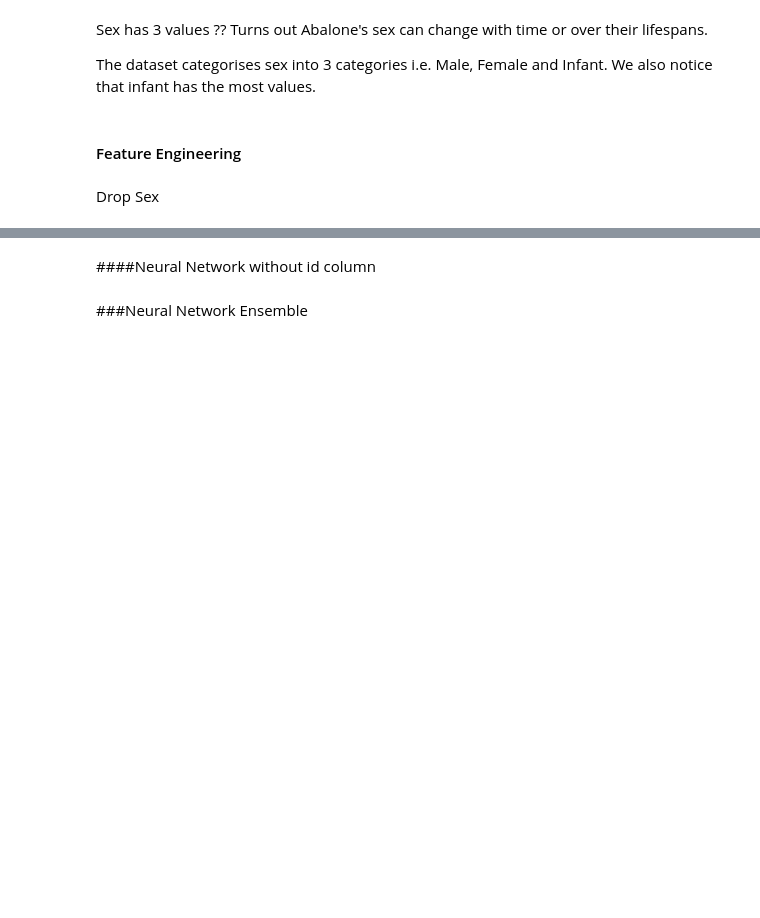
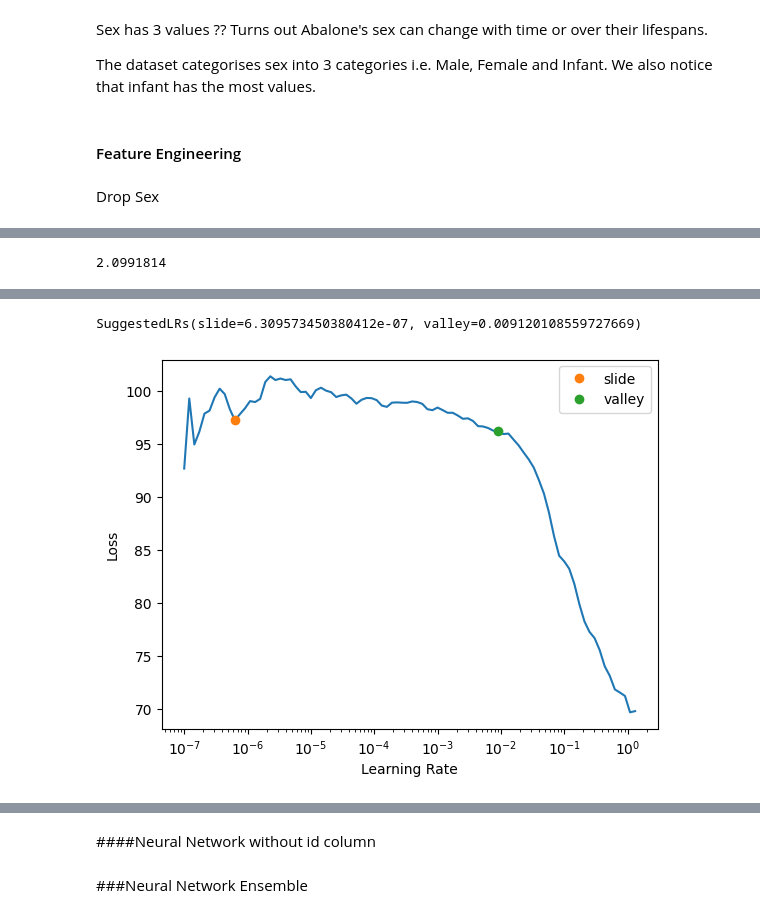
Before and after one commit to rubanzasilva/abalone_age_prediction, a Jupyter notebook: ps-s04e04-fastai.ipynb, the cells around one changed output, grey strips where cells are left out. Drawn from its saved outputs; the diff is of its cells as text; code cells hidden in the pictures; blank space fills up the shorter version.

```diff
--- a/ps-s04e04-fastai.ipynb
+++ b/ps-s04e04-fastai.ipynb
@@ -197,2 +194,2 @@ learn.lr_find(suggest_funcs=(slide,valley))
-# %%
-learn.fit_one_cycle(12,slice(2.0908675418875646e-05, 0.012964781977236291))
+# %%
+learn.fit_one_cycle(10,0.03)
@@ -226,3 +239,13 @@ nn_preds_x.shape
 # %%
 X_train, y_train = to.train.xs, to.train.ys.values.ravel()
 X_test, y_test = to.valid.xs, to.valid.ys.values.ravel()
+# %%
+mse = mean_absolute_error(y_test, nn_preds_x)
+rmse = np.sqrt(mse)
+rmse
+# %% [output]
+2.0991814
+# %%
+learn = tabular_learner(dls, metrics=rmse)
+learn.lr_find(suggest_funcs=(slide,valley))
+# %% [output]
@@ -228,0 +253,2 @@ X_test, y_test = to.valid.xs, to.valid.ys.values.ravel()
+SuggestedLRs(slide=6.309573450380412e-07, valley=0.009120108559727669)
+[figure, added]
```
Also changed, not shown: parts of 62 cells of this notebook.
